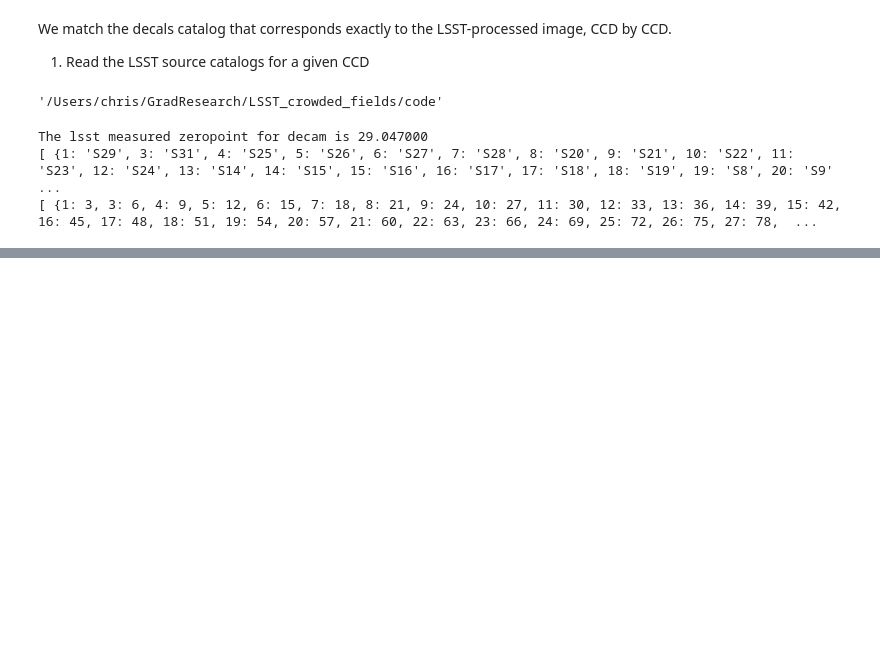
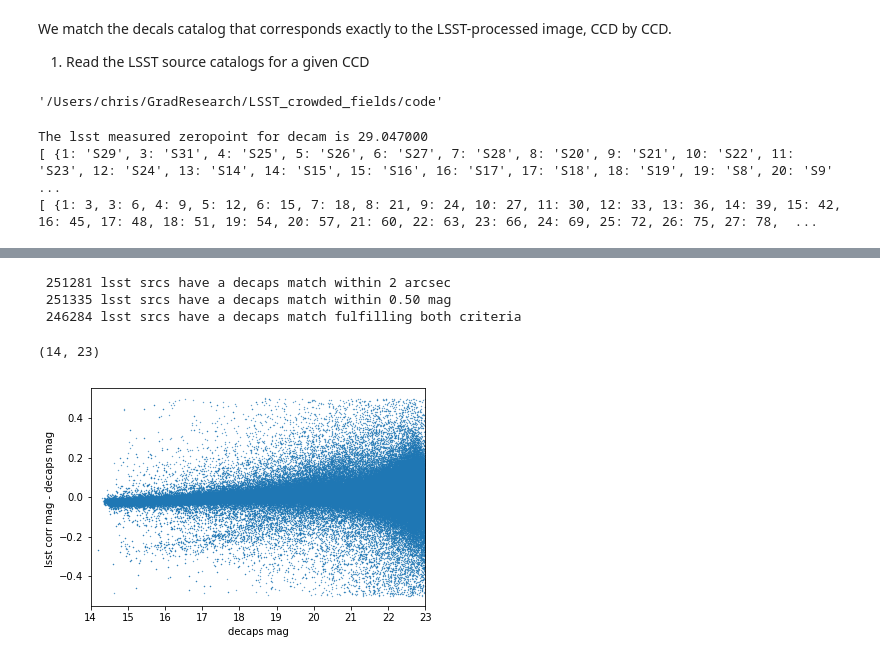
Before and after one commit to suberlak/crowded_fields, a Jupyter notebook: code/Decaps_LSST_pipeline.ipynb, the cells around one changed output, grey strips where cells are left out. Drawn from its saved outputs; the diff is of its cells as text; code cells hidden in the pictures; blank space fills up the shorter version.

```diff
--- a/code/Decaps_LSST_pipeline.ipynb
+++ b/code/Decaps_LSST_pipeline.ipynb
@@ -518,0 +1027,4 @@ len(lsst_decam)
+# %%
+# matches within 0.5 mag from one another ...
+lsst_decaps['dmag'] = lsst_decaps['lsst_mag'] - lsst_decaps['decaps_mag']
+cut_mag = 0.5
@@ -518,0 +1033,31 @@ len(lsst_decam)
+# %%
+lsst_decaps['lsst_corr'] = lsst_decaps['lsst_mag'] - np.median(lsst_decaps['dmag'])
+
+lsst_decaps['dmag_corr'] = lsst_decaps['lsst_corr'] - lsst_decaps['decaps_mag']
+mask_mag = abs(lsst_decaps['dmag_corr'].data) < cut_mag
+mask_comb  = mask_arcsec * mask_mag
+
+
+print(' %d lsst srcs have a decaps match within %d arcsec'%(
+    np.sum(mask_arcsec), cut_arcsec)
+     )
+print(' %d lsst srcs have a decaps match within %.2f mag'%(
+    np.sum(mask_mag), cut_mag)
+     )
+print(' %d lsst srcs have a decaps match fulfilling both criteria'%np.sum(mask_comb)
+     )
+# %% [output]
+ 251281 lsst srcs have a decaps match within 2 arcsec
+ 251335 lsst srcs have a decaps match within 0.50 mag
+ 246284 lsst srcs have a decaps match fulfilling both criteria
+# %%
+# plot lsst mag corrected by the median magnitude difference :
+
+plt.scatter(lsst_decaps[mask_comb]['decaps_mag'],lsst_decaps[mask_comb]['dmag_corr'],
+           s=0.1)
+plt.xlabel('decaps mag')
+plt.ylabel('lsst corr mag - decaps mag ')
+plt.xlim(14,23)
+# %% [output]
+(14, 23)
+[figure, added]
```
Also changed, not shown: parts of 27 cells of this notebook.
